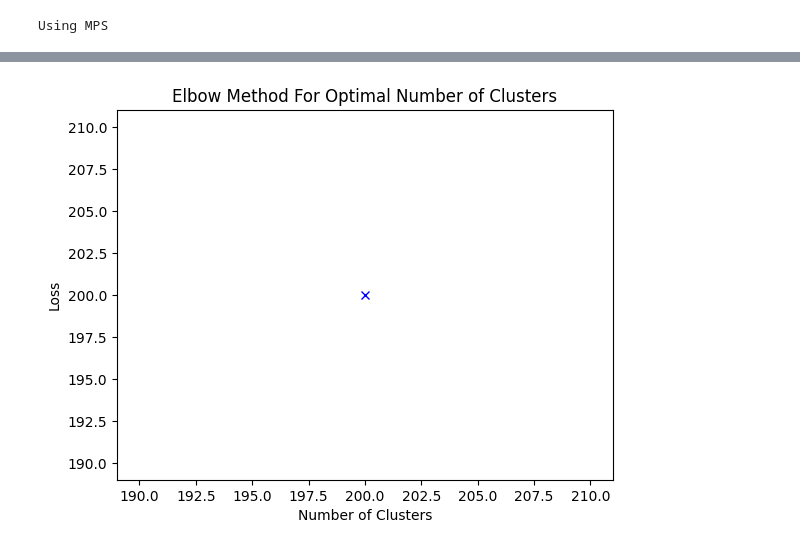
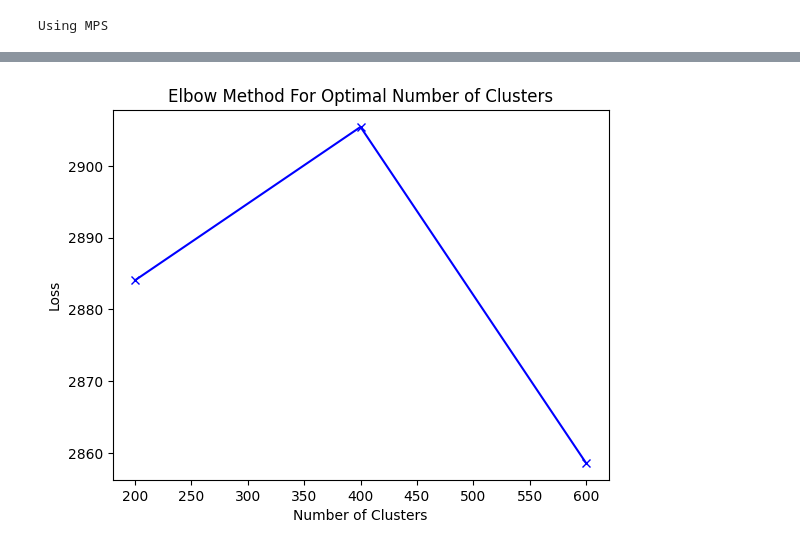
Before and after one commit to Emma-IA/Clothes-similarity, a Jupyter notebook: clustering_img.ipynb, the cells around one changed output, grey strips where cells are left out. Saved outputs shown, nothing was run; the diff lists cells and outputs as text; code cells hidden in the pictures.

```diff
--- a/clustering_img.ipynb
+++ b/clustering_img.ipynb
@@ -67,0 +72,10 @@ Using cache found in /Users/jskaf/.cache/torch/hub/pytorch_vision_v0.6.0
+# %%
+resnet_model = ResNet()
+model_ft_path = 'models/resnet_finetuned.pth'
+if os.path.exists(model_ft_path):
+    resnet_model.load_state_dict(torch.load(model_ft_path))
+    print('ResNet model loaded')
+else:
+    print('No fintuned model found, Resnet pretrained model will be used')
+
+resnet_model.to(device)
@@ -85,0 +120,21 @@ test_loader = DataLoader(test_dataset, batch_size=32, shuffle=True, num_workers=
+# %%
+get_preprocessed_image = True
+train_test_split = 0.9
+my_path_hm = os.path.join(os.getcwd(), 'data/h&mdataset/images/')
+my_path_fash = os.path.join(os.getcwd(), 'data/fashion-dataset/images/')
+
+dataset = myDataset(my_path_hm, my_path_fash, get_preprocessed_image, 'hm')
+
+#Get the indices from the file
+train_subset_indices = torch.load('data/h&mdataset/train_subset_indices.pt')
+val_subset_indices = torch.load('data/h&mdataset/val_subset_indices.pt')
+test_subset_indices = torch.load('data/h&mdataset/test_subset_indices.pt')
+
+test_subset_indices = torch.cat((test_subset_indices, val_subset_indices), 0)
+
+train_dataset = torch.utils.data.Subset(dataset, train_subset_indices)
+test_dataset = torch.utils.data.Subset(dataset, test_subset_indices)
+
+
+train_loader = DataLoader(train_dataset, batch_size=64, shuffle=True, num_workers=10, pin_memory=True)
+test_loader = DataLoader(test_dataset, batch_size=32, shuffle=True, num_workers=10, pin_memory=True)
@@ -85,0 +147,5 @@ test_loader = DataLoader(test_dataset, batch_size=32, shuffle=True, num_workers=
+# %%
+for batch in train_loader:
+    images, idx, img_path = batch
+    print(idx)
+    break
@@ -87,7 +162,7 @@ test_loader = DataLoader(test_dataset, batch_size=32, shuffle=True, num_workers=
 #Choice of cluster number : we have 143 article type 20 color, so a number between 100 et 300 can be a good choice
 # %%
 embeddings_size = 2048
-range_of_n_clusters = range(200,201)
+range_of_n_clusters = range(200,601, 200)
 # %%
 # Initialize a list to hold the loss for each number of clusters
 losses = []
@@ -119,15 +195,15 @@ KeyboardInterrupt:
 # %%
-losses = [200.0]
+
 # Plot the elbow graph
 plt.plot(range_of_n_clusters, losses, 'bx-')
 plt.xlabel('Number of Clusters')
 plt.ylabel('Loss')
 plt.title('Elbow Method For Optimal Number of Clusters')
 #save the plot
 plt.savefig('models/ElbowGraphs/elbow_plot_img.png')
 plt.show()
 # %% [output]
-[figure, old version]
+[figure, new version]
 # %%
 #Define the final number of clusters
 
```
Also changed, not shown: parts of 12 cells of this notebook, 13 other files.
